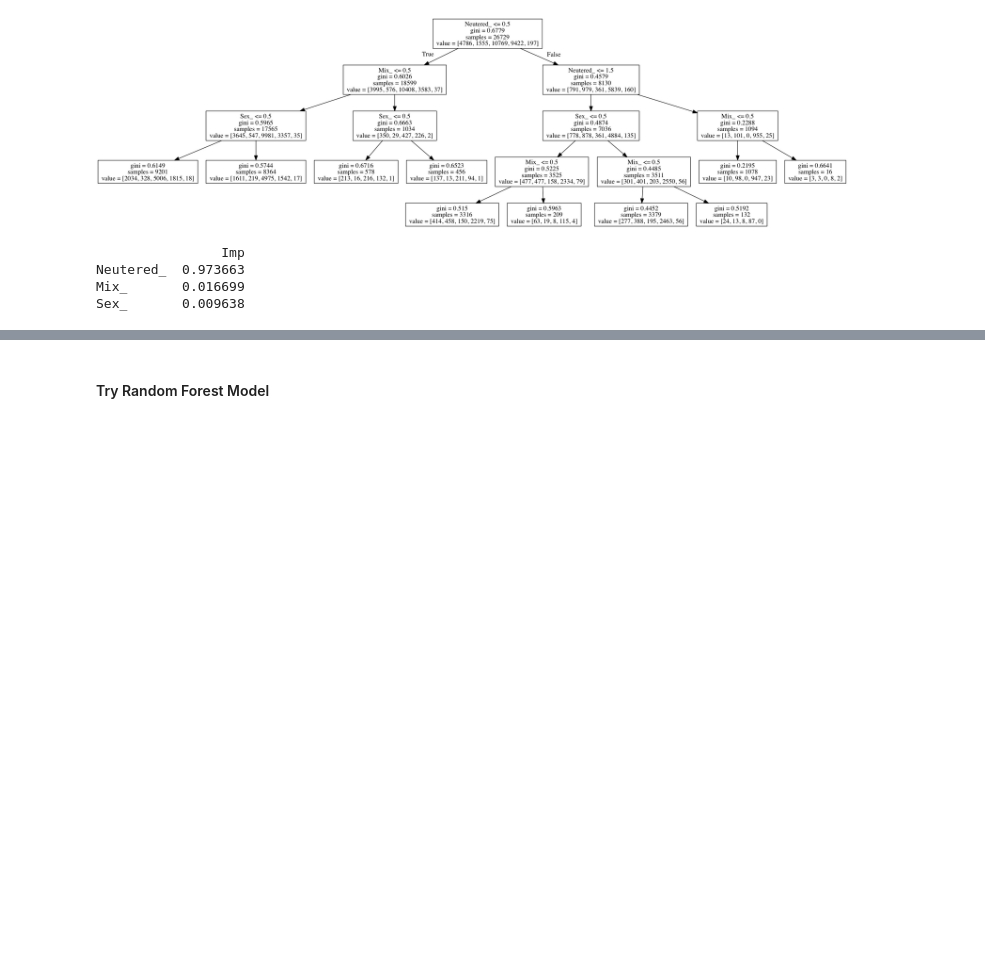
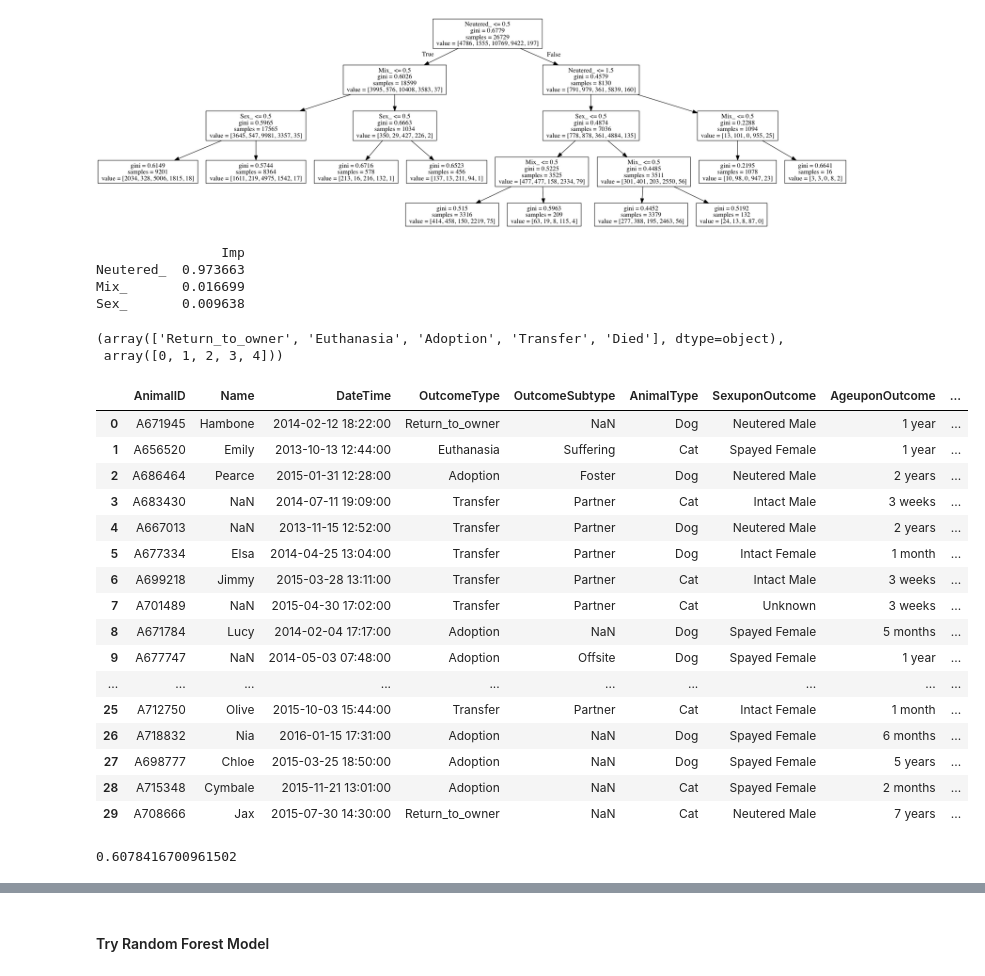
Before and after one commit to tsizzle/animal_shelter_kaggle, a Jupyter notebook: animal_tsizzle.ipynb, the cells around one changed output, grey strips where cells are left out. Drawn from its saved outputs; the diff is of its cells as text; code cells hidden in the pictures; blank space fills up the shorter version.

Commit message:
added accuracy + classification report

```diff
--- a/animal_tsizzle.ipynb
+++ b/animal_tsizzle.ipynb
@@ -442,3 +442,36 @@ print(DataFrame(dt.feature_importances_, columns = ["Imp"], index = X.columns).s
 Neutered_  0.973663
 Mix_       0.016699
 Sex_       0.009638
+# %%
+# prediction
+ecode_animals['prediction'] = dt.predict(X)
+# %%
+ecode_animals.OutcomeType.unique(), ecode_animals.OutcomeType_.unique()
+# %% [output]
+(array(['Return_to_owner', 'Euthanasia', 'Adoption', 'Transfer', 'Died'], dtype=object),
+ array([0, 1, 2, 3, 4]))
+# %%
+ecode_animals.head(30)
+# %% [output]
+|  | AnimalID | Name | DateTime | OutcomeType | OutcomeSubtype | AnimalType | SexuponOutcome | AgeuponOutcome | ... |
+| 0 | A671945 | Hambone | 2014-02-12 18:22:00 | Return_to_owner | NaN | Dog | Neutered Male | 1 year | ... |
+| 1 | A656520 | Emily | 2013-10-13 12:44:00 | Euthanasia | Suffering | Cat | Spayed Female | 1 year | ... |
+| 2 | A686464 | Pearce | 2015-01-31 12:28:00 | Adoption | Foster | Dog | Neutered Male | 2 years | ... |
+| 3 | A683430 | NaN | 2014-07-11 19:09:00 | Transfer | Partner | Cat | Intact Male | 3 weeks | ... |
+| 4 | A667013 | NaN | 2013-11-15 12:52:00 | Transfer | Partner | Dog | Neutered Male | 2 years | ... |
+| 5 | A677334 | Elsa | 2014-04-25 13:04:00 | Transfer | Partner | Dog | Intact Female | 1 month | ... |
+| 6 | A699218 | Jimmy | 2015-03-28 13:11:00 | Transfer | Partner | Cat | Intact Male | 3 weeks | ... |
+| 7 | A701489 | NaN | 2015-04-30 17:02:00 | Transfer | Partner | Cat | Unknown | 3 weeks | ... |
+| 8 | A671784 | Lucy | 2014-02-04 17:17:00 | Adoption | NaN | Dog | Spayed Female | 5 months | ... |
+| 9 | A677747 | NaN | 2014-05-03 07:48:00 | Adoption | Offsite | Dog | Spayed Female | 1 year | ... |
+| ... | ... | ... | ... | ... | ... | ... | ... | ... | ... |
+| 25 | A712750 | Olive | 2015-10-03 15:44:00 | Transfer | Partner | Cat | Intact Female | 1 month | ... |
+| 26 | A718832 | Nia | 2016-01-15 17:31:00 | Adoption | NaN | Dog | Spayed Female | 6 months | ... |
+| 27 | A698777 | Chloe | 2015-03-25 18:50:00 | Adoption | NaN | Dog | Spayed Female | 5 years | ... |
+| 28 | A715348 | Cymbale | 2015-11-21 13:01:00 | Adoption | NaN | Cat | Spayed Female | 2 months | ... |
+| 29 | A708666 | Jax | 2015-07-30 14:30:00 | Return_to_owner | NaN | Cat | Neutered Male | 7 years | ... |
+# %%
+from sklearn.metrics import accuracy_score
+accuracy_score(ecode_animals.OutcomeType_, ecode_animals.prediction)
+# %% [output]
+0.6078416700961502
```
Also changed, not shown: parts of 7 cells of this notebook.
